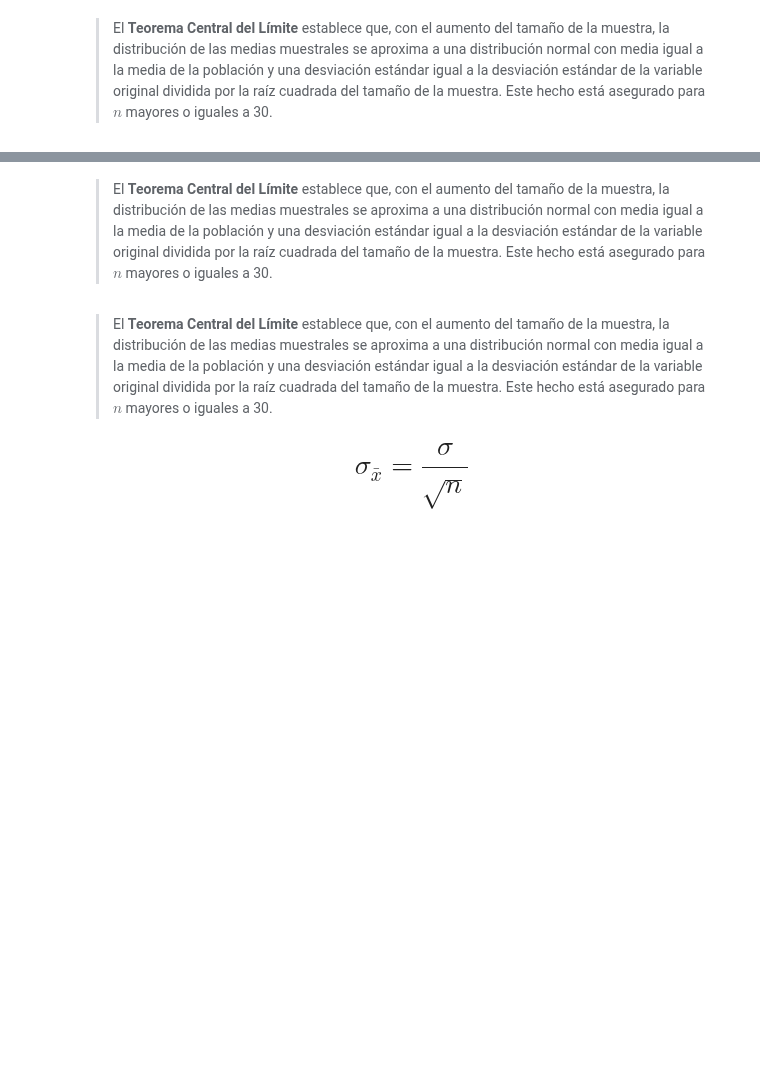
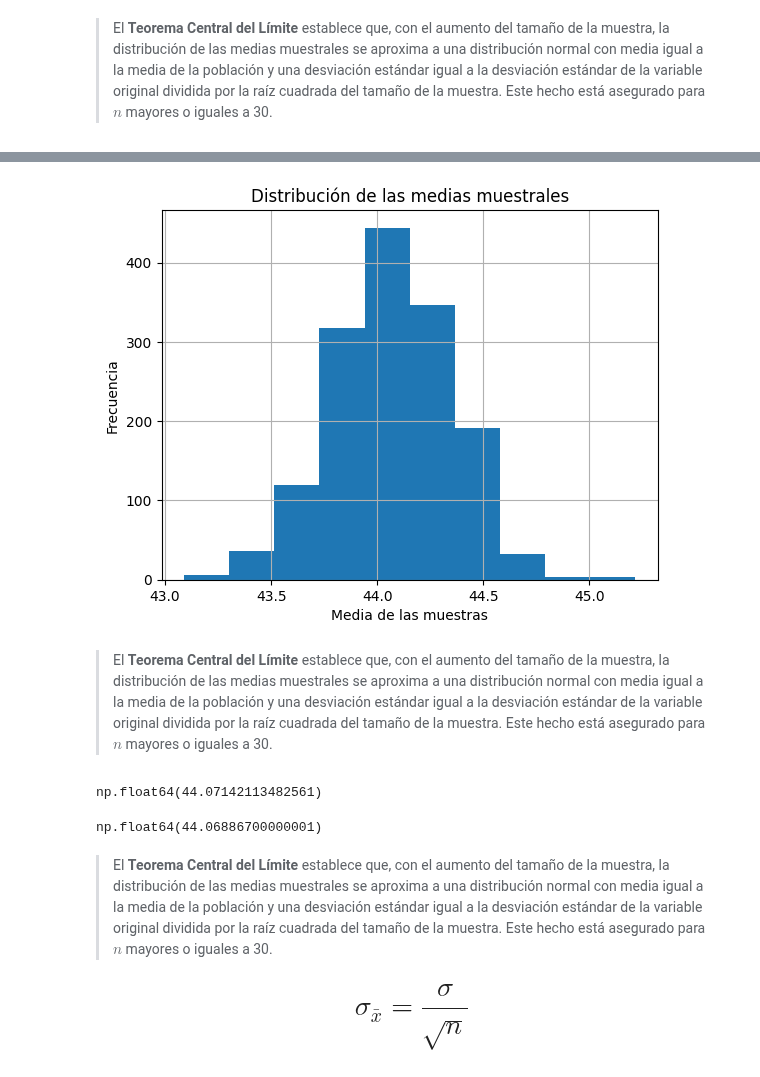
Before and after one commit to r2x4/machine_alura_oracle, a Jupyter notebook: probabilidad_y_muestreo/Inicial.ipynb, the cells around one changed output, grey strips where cells are left out. Saved outputs shown, nothing was run; the diff lists cells and outputs as text; code cells hidden in the pictures; blank space fills up the shorter version.

```diff
--- a/probabilidad_y_muestreo/Inicial.ipynb
+++ b/probabilidad_y_muestreo/Inicial.ipynb
@@ -1156,5 +1186,26 @@ muestras.head()
+# %%
+muestras.mean().hist()
+plt.xlabel('Media de las muestras')
+plt.ylabel('Frecuencia')
+plt.title('Distribución de las medias muestrales')
+plt.grid(True)
+plt.show()
+# %% [output]
+[figure, added]
 # %% [markdown]
 > El **Teorema Central del Límite** establece que, con el aumento del tamaño de la muestra, la distribución de las medias muestrales se aproxima a una distribución normal con media igual a la media de la población y una desviación estándar igual a la desviación estándar de la variable original dividida por la raíz cuadrada del tamaño de la muestra. Este hecho está asegurado para $n$ mayores o iguales a 30.
+# %%
+# media de la poblacion datos
+
+datos.Edad.mean()
+# %% [output]
+np.float64(44.07142113482561)
+# %%
+# media del dataframe muestras es parecida
+
+muestras.mean().mean()
+# %% [output]
+np.float64(44.06886700000001)
 # %% [markdown]
 > El **Teorema Central del Límite** establece que, con el aumento del tamaño de la muestra, la distribución de las medias muestrales se aproxima a una distribución normal con media igual a la media de la población y una desviación estándar igual a la desviación estándar de la variable original dividida por la raíz cuadrada del tamaño de la muestra. Este hecho está asegurado para $n$ mayores o iguales a 30.
 
```
Also changed, not shown: parts of 6 cells of this notebook.
